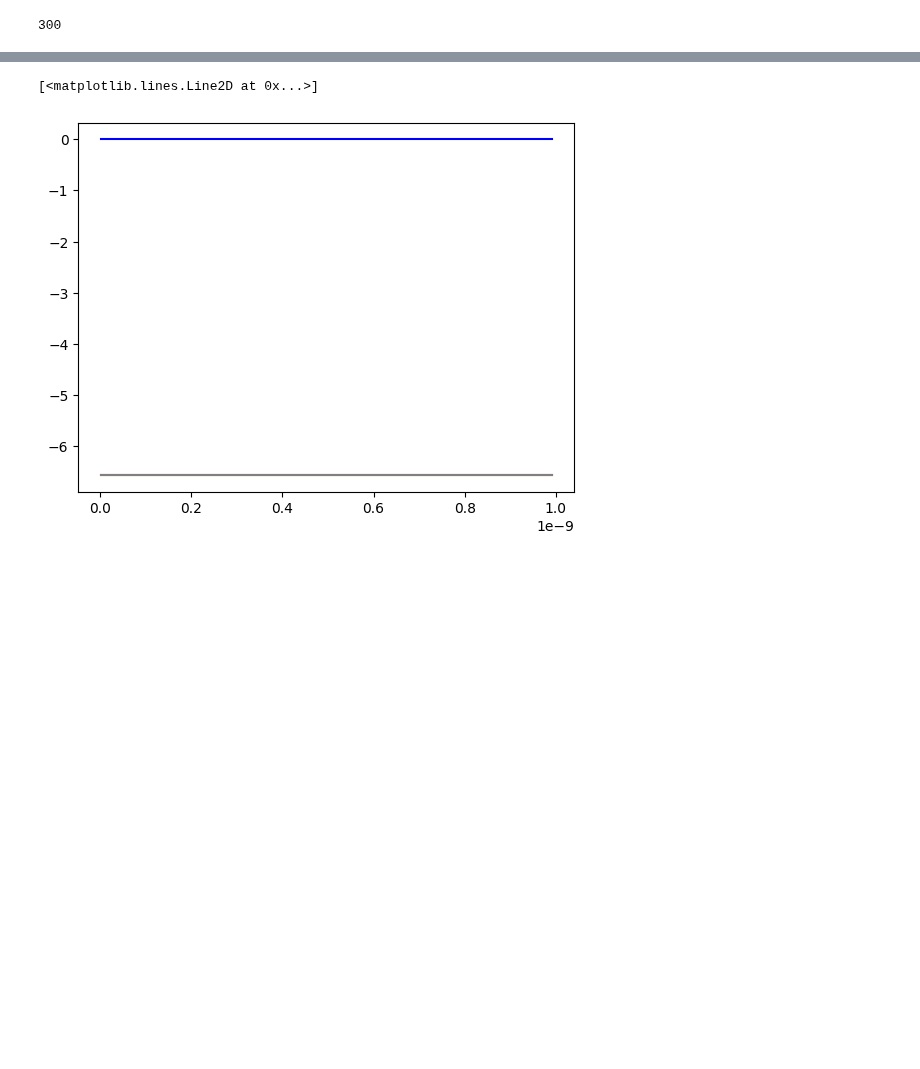
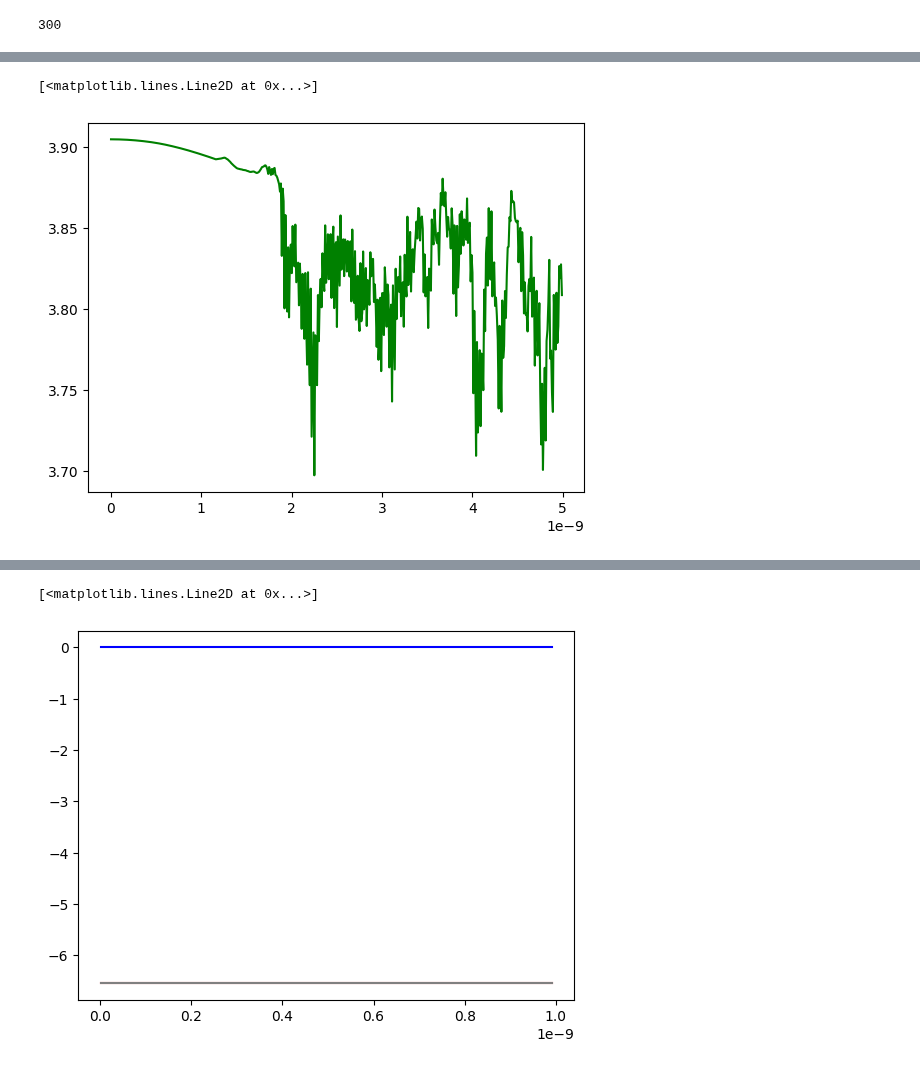
Before and after one commit to mannodiarun/MSE570, a Jupyter notebook: MD.ipynb, the cells around one changed output, grey strips where cells are left out. Saved outputs shown, nothing was run; the diff lists cells and outputs as text; code cells hidden in the pictures; blank space fills up the shorter version.

```diff
--- a/MD.ipynb
+++ b/MD.ipynb
@@ -294,3 +310,8 @@ plt.plot(times[:], Temp[:], c='k')
+# %%
+plt.plot(times[:], pair_dist[:], c = 'g')
+# %% [output]
+[<matplotlib.lines.Line2D at 0x...>]
+[figure, added]
 # %%
 for i in range(0,N):
     plt.scatter(x_start[i],y_start[i],c='k')
```
Also changed, not shown: parts of 13 cells of this notebook.
